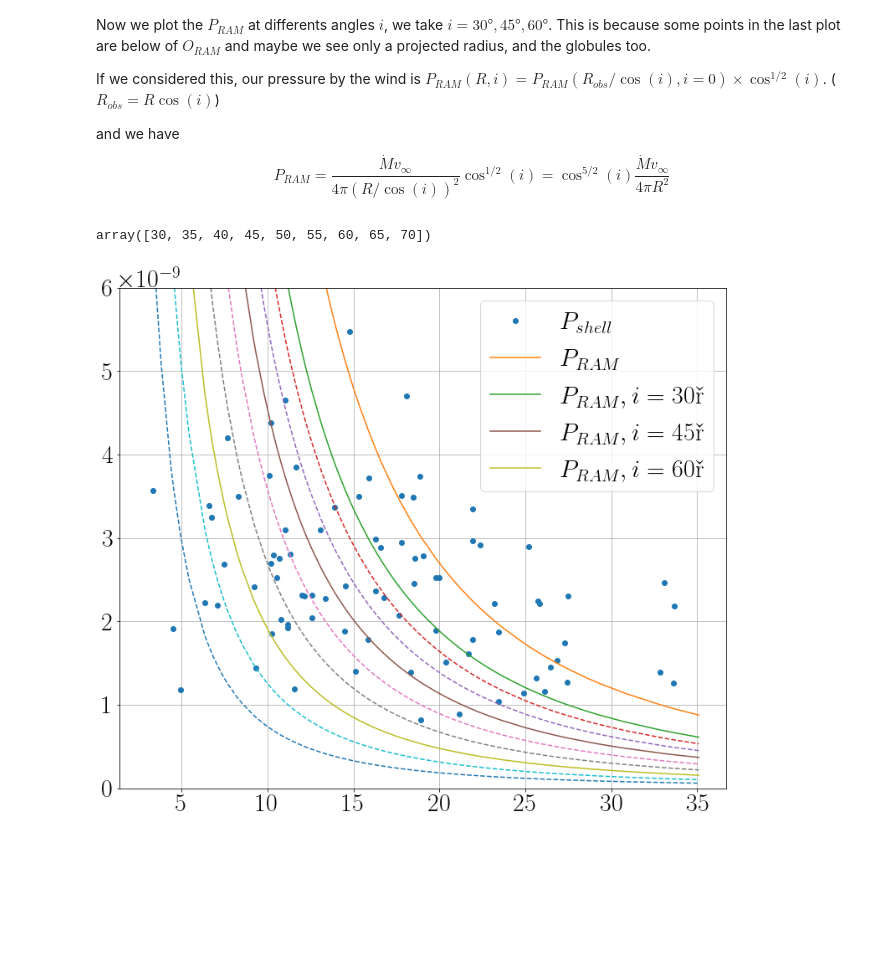
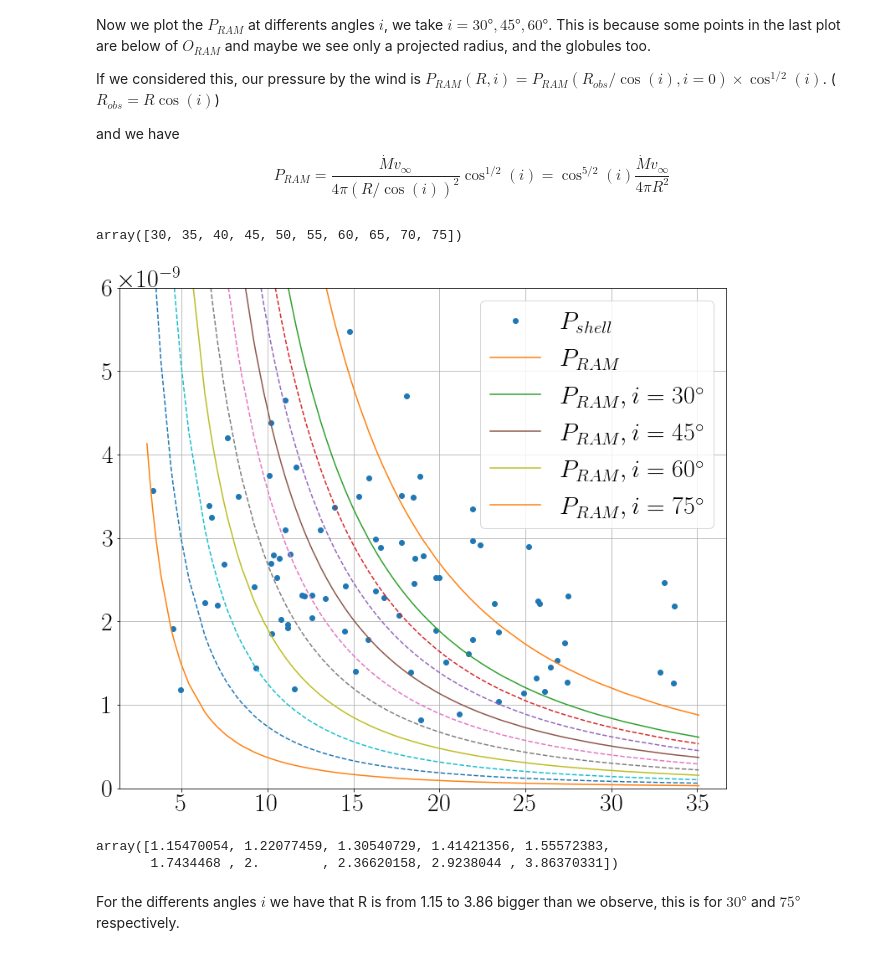
Before and after one commit to will-henney/globule-seminario, a Jupyter notebook: roberto-notebooks/parameters for the globules in M1-67.ipynb, the cells around one changed output. Cells and saved outputs as stored; diff of their text form; code cells hidden in the pictures; blank space fills up the shorter version.

```diff
--- a/roberto-notebooks/parameters for the globules in M1-67.ipynb
+++ b/roberto-notebooks/parameters for the globules in M1-67.ipynb
@@ -352,32 +352,40 @@ If we considered this, our pressure by the wind is $P_{RAM}(R,i)=P_{RAM}(R_{obs}
 and we have
 $$P_{RAM}=\frac{\dot{M}v_\infty}{4\pi (R/\cos(i))^2}\cos^{1/2}(i)=\cos^{5/2}(i)\frac{\dot{M}v_\infty}{4\pi R^2}$$
 # %%
-i = np.arange(30,75,5)
+i = np.arange(30,80,5) #degrees
 i
 # %% [output]
-array([30, 35, 40, 45, 50, 55, 60, 65, 70])
+array([30, 35, 40, 45, 50, 55, 60, 65, 70, 75])
 # %%
 P_wind= []
 for j in i:
-    P_w = ((np.cos(j*np.pi/180))**(5/2))*P_RAM
+    P_w = ((np.cos(j*np.pi/180))**(5/2))*P_RAM #we convert degrees to radians
     P_wind.append(P_w)
 
 
 plt.plot(df['Sep'],P_shell,'o',label = r'$P_{shell}$')
 plt.plot(df['Sep'],P_RAM,label=r'$P_{RAM}$')
-plt.plot(df['Sep'],P_wind[0],label=r'$P_{RAM},i=30°$')
+plt.plot(df['Sep'],P_wind[0],label=r'$P_{RAM},i=30^\circ$')
 plt.plot(df['Sep'],P_wind[1],'--')#label=r'$P_{RAM},i=35$')
 plt.plot(df['Sep'],P_wind[2],'--')#label=r'$P_{RAM},i=40$')
-plt.plot(df['Sep'],P_wind[3],label=r'$P_{RAM},i=45°$')
+plt.plot(df['Sep'],P_wind[3],label=r'$P_{RAM},i=45^\circ$')
 plt.plot(df['Sep'],P_wind[4],'--')#label=r'$P_{RAM},i=50$')
 plt.plot(df['Sep'],P_wind[5],'--')#label=r'$P_{RAM},i=55$')
-plt.plot(df['Sep'],P_wind[6],label=r'$P_{RAM},i=60°$')
+plt.plot(df['Sep'],P_wind[6],label=r'$P_{RAM},i=60^\circ$')
 plt.plot(df['Sep'],P_wind[7],'--')#label=r'$P_{RAM},i=65$')
 plt.plot(df['Sep'],P_wind[8],'--')#label=r'$P_{RAM},i=70$')
+plt.plot(df['Sep'],P_wind[9],label=r'$P_{RAM},i=75^\circ$')
 plt.legend()
 #plt.yscale('log')
 plt.ylim(0,6.0E-9)
 plt.grid()
 plt.show()
 # %% [output]
-[figure, old version]
+[figure, new version]
+# %%
+1/np.cos(i*np.pi/180)
+# %% [output]
+array([1.15470054, 1.22077459, 1.30540729, 1.41421356, 1.55572383,
+       1.7434468 , 2.        , 2.36620158, 2.9238044 , 3.86370331])
+# %% [markdown]
+For the differents angles $i$ we have that R is from 1.15 to 3.86 bigger than we observe, this is for $30°$ and $75°$ respectively.
```
Also changed, not shown: parts of 26 cells of this notebook.
